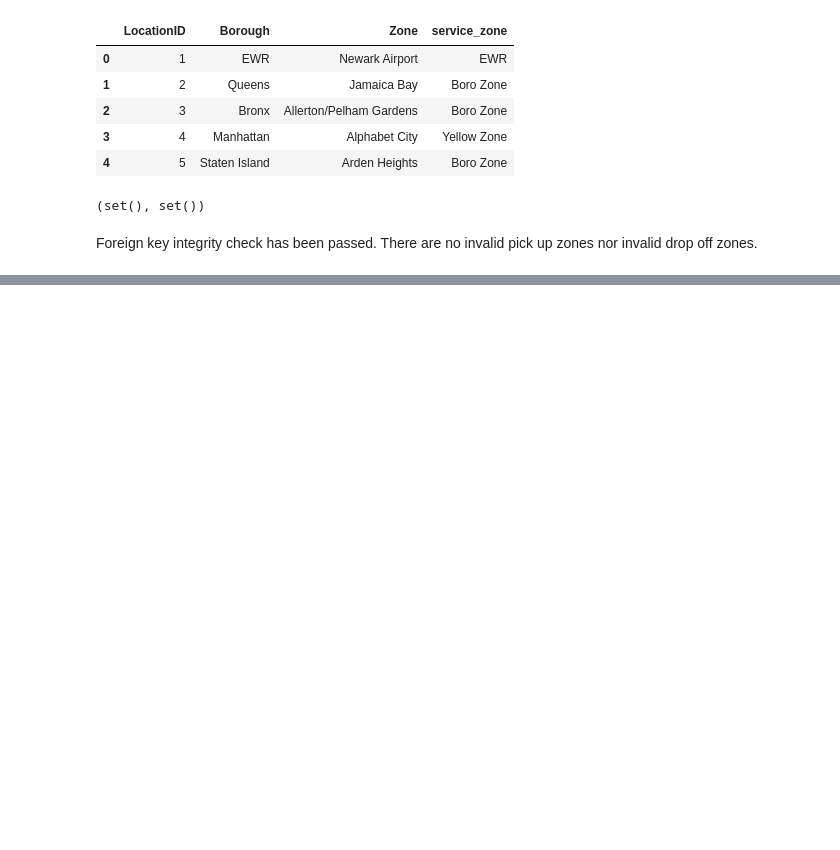
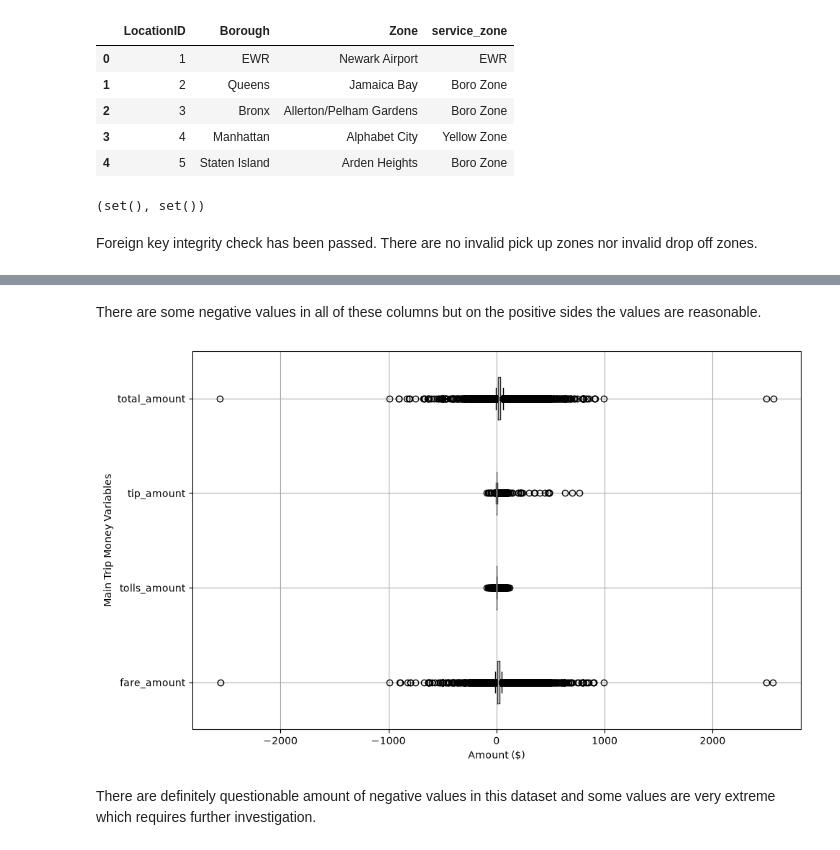
Before and after one commit to samuel54illinois/NYC_TLC_Trip_Record_Analysis, a Jupyter notebook: notebook_analysis/0_data_audit.ipynb, the cells around one changed output, grey strips where cells are left out. Saved outputs shown, nothing was run; the diff lists cells and outputs as text; code cells hidden in the pictures; blank space fills up the shorter version.

```diff
--- a/notebook_analysis/0_data_audit.ipynb
+++ b/notebook_analysis/0_data_audit.ipynb
@@ -516,0 +636,19 @@ Foreign key integrity check has been passed. There are no invalid pick up zones
+# %% [markdown]
+There are some negative values in all of these columns but on the positive sides the values are reasonable.
+# %%
+yellow_trip_data[['fare_amount',
+                  'tolls_amount',
+                  'tip_amount',
+                  'total_amount']].boxplot(
+                      vert=False,
+                      figsize=(10,6)
+                  )
+
+plt.xlabel("Amount ($)")
+plt.ylabel("Main Trip Money Variables")
+plt.tight_layout()
+plt.show()
+# %% [output]
+[figure, added]
+# %% [markdown]
+There are definitely questionable amount of negative values in this dataset and some values are very extreme which requires further investigation.
```
Also changed, not shown: parts of 17 cells of this notebook.
